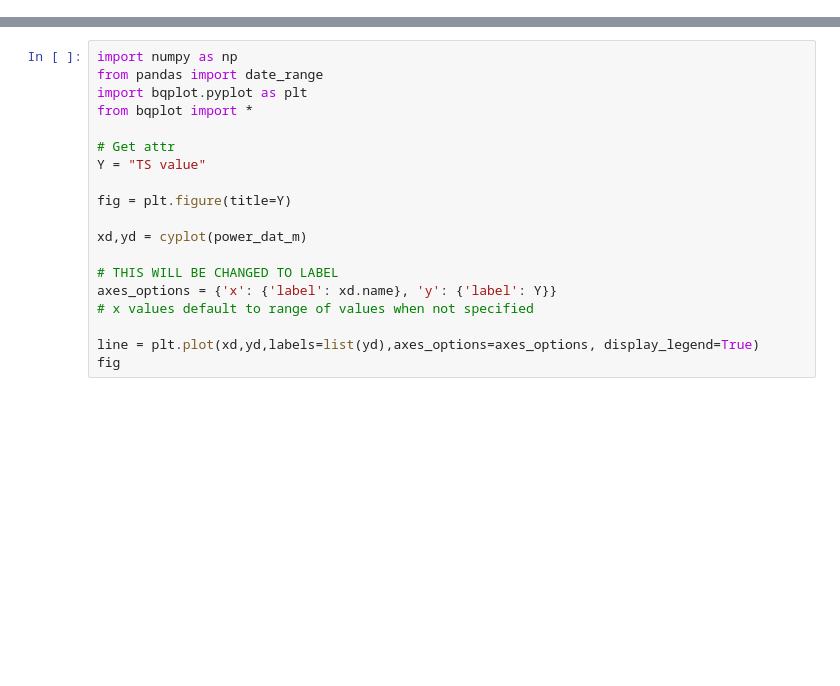
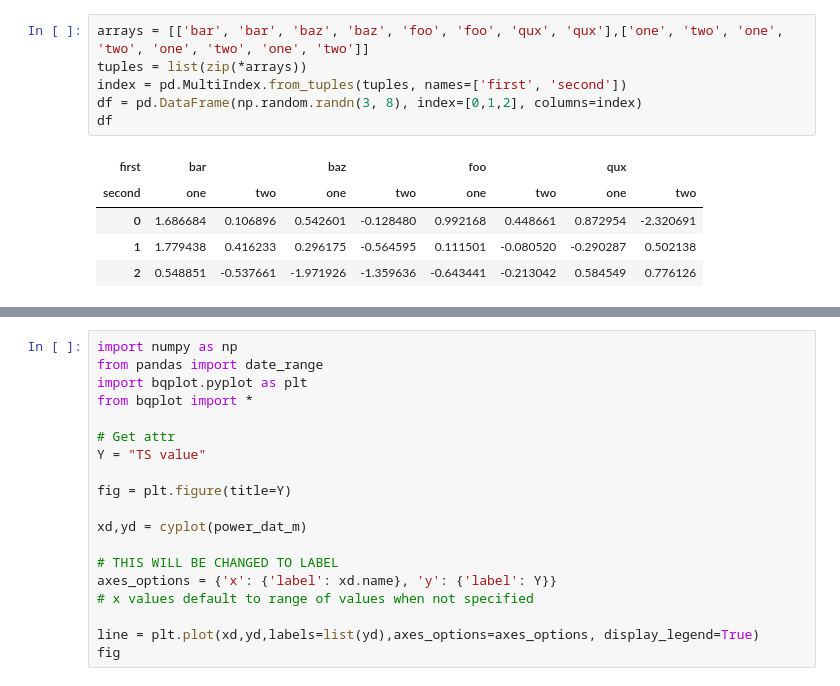
Before and after one commit to orpheus92/CyQuery, a Jupyter notebook: Di's Test.ipynb, the cells around one changed output, grey strips where cells are left out. Drawn from its saved outputs; the diff is of its cells as text; blank space fills up the shorter version.

```diff
--- a/Di's Test.ipynb
+++ b/Di's Test.ipynb
@@ -8,0 +19,12 @@ from cymetric import graphs
+# %%
+arrays = [['bar', 'bar', 'baz', 'baz', 'foo', 'foo', 'qux', 'qux'],['one', 'two', 'one', 'two', 'one', 'two', 'one', 'two']]
+tuples = list(zip(*arrays))
+index = pd.MultiIndex.from_tuples(tuples, names=['first', 'second'])
+df = pd.DataFrame(np.random.randn(3, 8), index=[0,1,2], columns=index)
+df
+# %% [output]
+| first | bar |  | baz |  | foo |  | qux |  |
+| second | one | two | one | two | one | two | one | two |
+| 0 | 1.686684 | 0.106896 | 0.542601 | -0.128480 | 0.992168 | 0.448661 | 0.872954 | -2.320691 |
+| 1 | 1.779438 | 0.416233 | 0.296175 | -0.564595 | 0.111501 | -0.080520 | -0.290287 | 0.502138 |
+| 2 | 0.548851 | -0.537661 | -1.971926 | -1.359636 | -0.643441 | -0.213042 | 0.584549 | 0.776126 |
```
Also changed, not shown: parts of 11 cells of this notebook, 1 other file.
